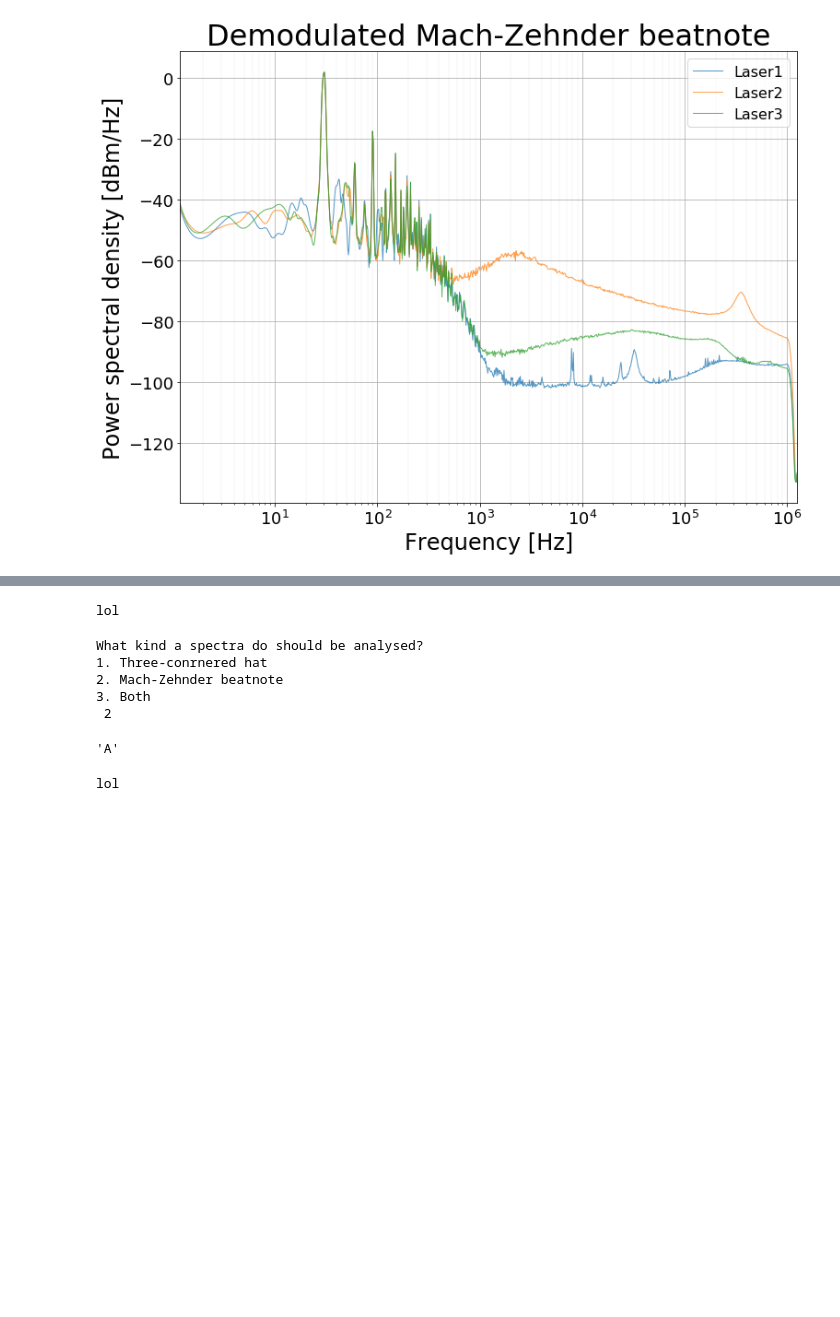
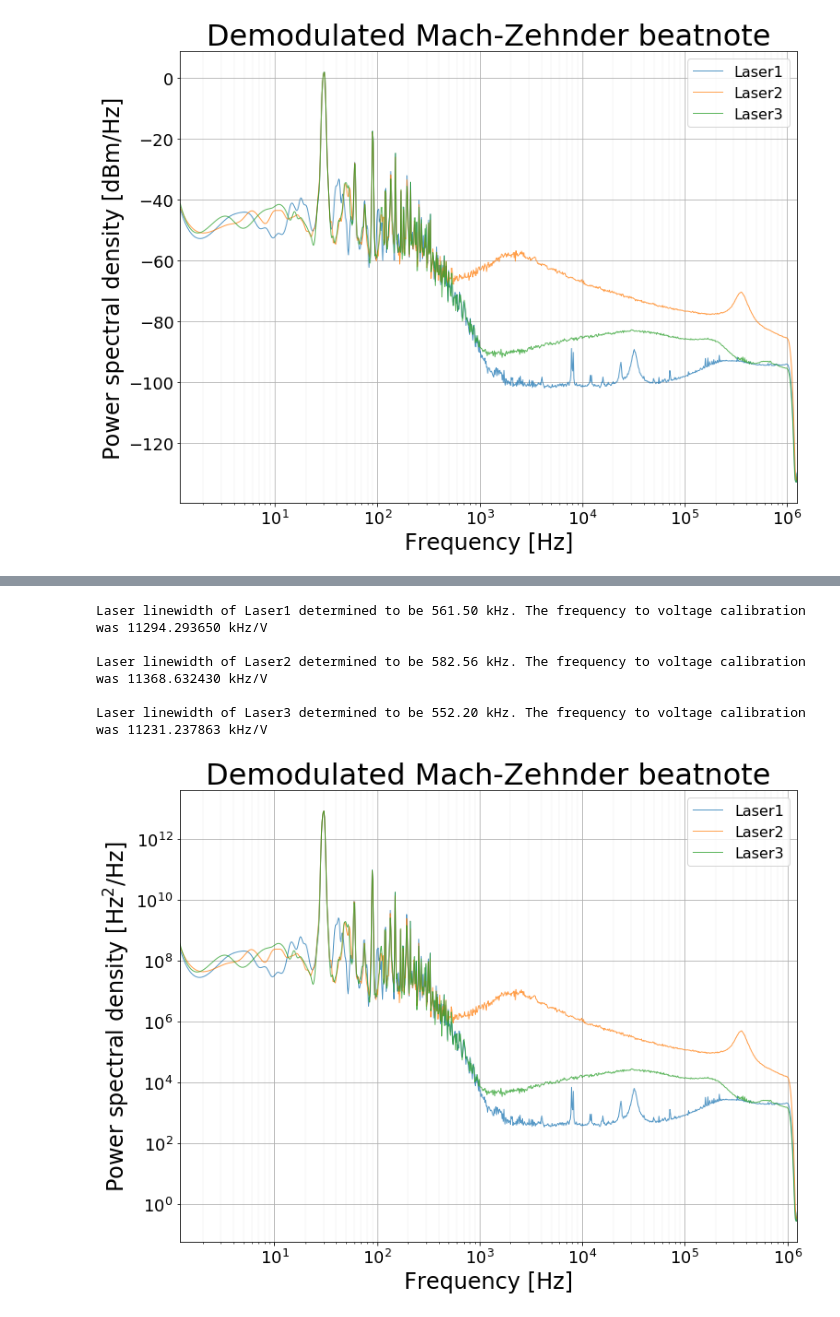
Before and after one commit to mccaj86/Linewidth-analysis, a Jupyter notebook: MZI-analysis.ipynb, the cells around one changed output, grey strips where cells are left out. Cells and saved outputs as stored; diff of their text form; code cells hidden in the pictures; blank space fills up the shorter version.

```diff
--- a/MZI-analysis.ipynb
+++ b/MZI-analysis.ipynb
@@ -272,47 +392,9 @@ def lol():
-# %%
-lol()
-# %% [output]
-lol
-# %%
-while True:
-    task = input("What kind a spectra do should be analysed?\n1. Three-conrnered hat\n2. Mach-Zehnder beatnote\n3. Both\n")
-    options = ['Three-conrnered hat', 'Mach-Zehnder beatnote', 'Both']
-    options = map(str.lower, options)
-    selections = range(1,4)
-    choices = dict(zip(options, selections))
-    try:
-        int(task)
-
-        if int(task) not in selections:
-            print("Invalid choice. Enter a valid selection\n")
-        else:
-
-            break
-
-    except ValueError:
-        try:
-            if task.lower() in map(str.lower, options):
-                task = choices[task]
-                break
-
-        except AttributeError:
-            pass
-        print ("Invalid input. Enter a valid selection\n")
-
-    task
-# %% [output]
-What kind a spectra do should be analysed?
-1. Three-conrnered hat
-2. Mach-Zehnder beatnote
-3. Both
- 2
-# %%
-'a'.upper()
-# %% [output]
-'A'
-# %%
-a = 1
-if (a <= 1) and (a > 0):
-    print('lol')
-# %% [output]
-lol
+# %%
+MZIrunner('Data\\20190918_Mach-Zehnder\\Set2', 'PSD')
+# %% [output]
+Laser linewidth of Laser1 determined to be 561.50 kHz. The frequency to voltage calibration was 11294.293650 kHz/V
+
+Laser linewidth of Laser2 determined to be 582.56 kHz. The frequency to voltage calibration was 11368.632430 kHz/V
+
+Laser linewidth of Laser3 determined to be 552.20 kHz. The frequency to voltage calibration was 11231.237863 kHz/V
+[figure, added]
```
Also changed, not shown: parts of 7 cells of this notebook, 2 other files.
